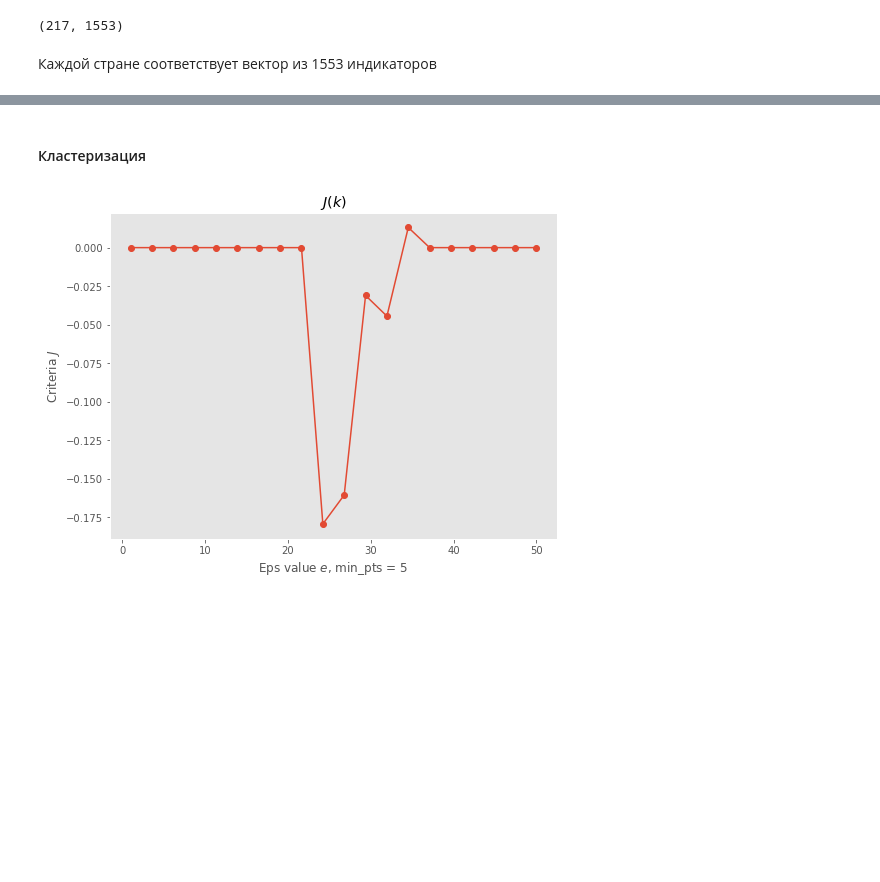
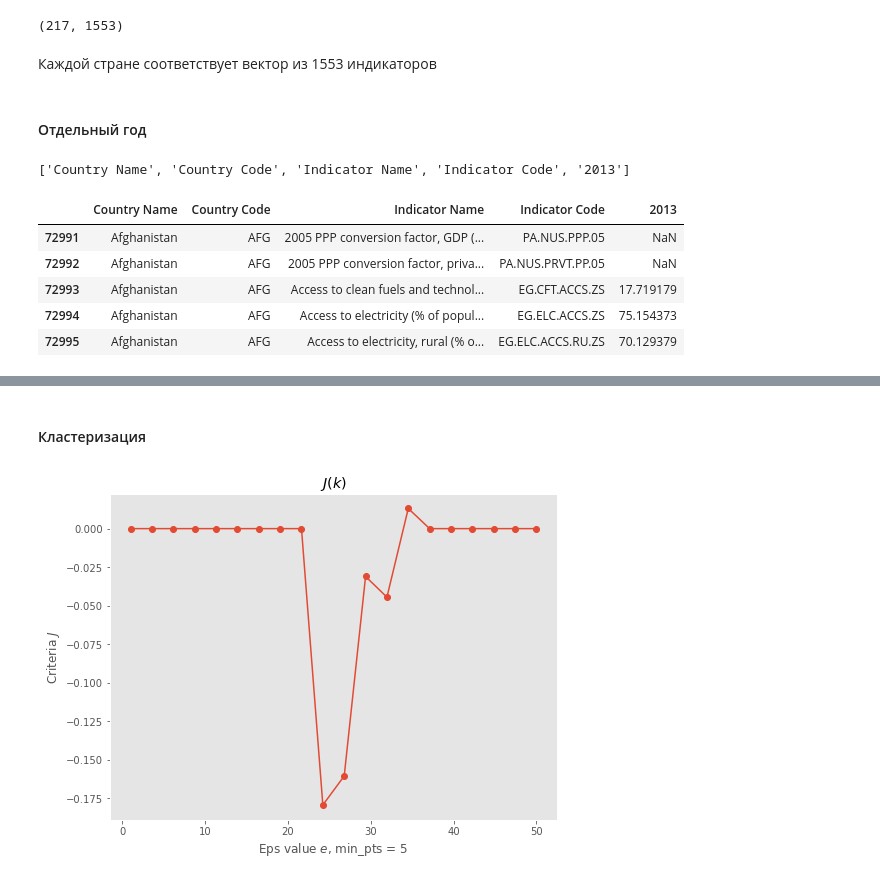
Before and after one commit to Xsardas1000/Intellectual-processing-of-data, a Jupyter notebook: hw2-clusters/filin_hw2-clusters.ipynb, the cells around one changed output, grey strips where cells are left out. Cells and saved outputs as stored; diff of their text form; code cells hidden in the pictures; blank space fills up the shorter version.

```diff
--- a/hw2-clusters/filin_hw2-clusters.ipynb
+++ b/hw2-clusters/filin_hw2-clusters.ipynb
@@ -545,3 +540,7 @@ new_df.shape
 (217, 1553)
 # %% [markdown]
 Каждой стране соответствует вектор из 1553 индикаторов
+# %% [markdown]
+#### Отдельный год
+# %%
+data_f = pd.read_csv('WDIData.csv', sep=',')
@@ -547,0 +549,17 @@ new_df.shape
+# %%
+index = list(df_cleaned_f.columns[:4])
+year = '2013'
+index.append(year)
+index
+# %% [output]
+['Country Name', 'Country Code', 'Indicator Name', 'Indicator Code', '2013']
+# %%
+df_2013 = df_cleaned_f[index]
+df_2013.head()
+# %% [output]
+|  | Country Name | Country Code | Indicator Name | Indicator Code | 2013 |
+| 72991 | Afghanistan | AFG | 2005 PPP conversion factor, GDP (... | PA.NUS.PPP.05 | NaN |
+| 72992 | Afghanistan | AFG | 2005 PPP conversion factor, priva... | PA.NUS.PRVT.PP.05 | NaN |
+| 72993 | Afghanistan | AFG | Access to clean fuels and technol... | EG.CFT.ACCS.ZS | 17.719179 |
+| 72994 | Afghanistan | AFG | Access to electricity (% of popul... | EG.ELC.ACCS.ZS | 75.154373 |
+| 72995 | Afghanistan | AFG | Access to electricity, rural (% o... | EG.ELC.ACCS.RU.ZS | 70.129379 |
```
Also changed, not shown: parts of 17 cells of this notebook.
